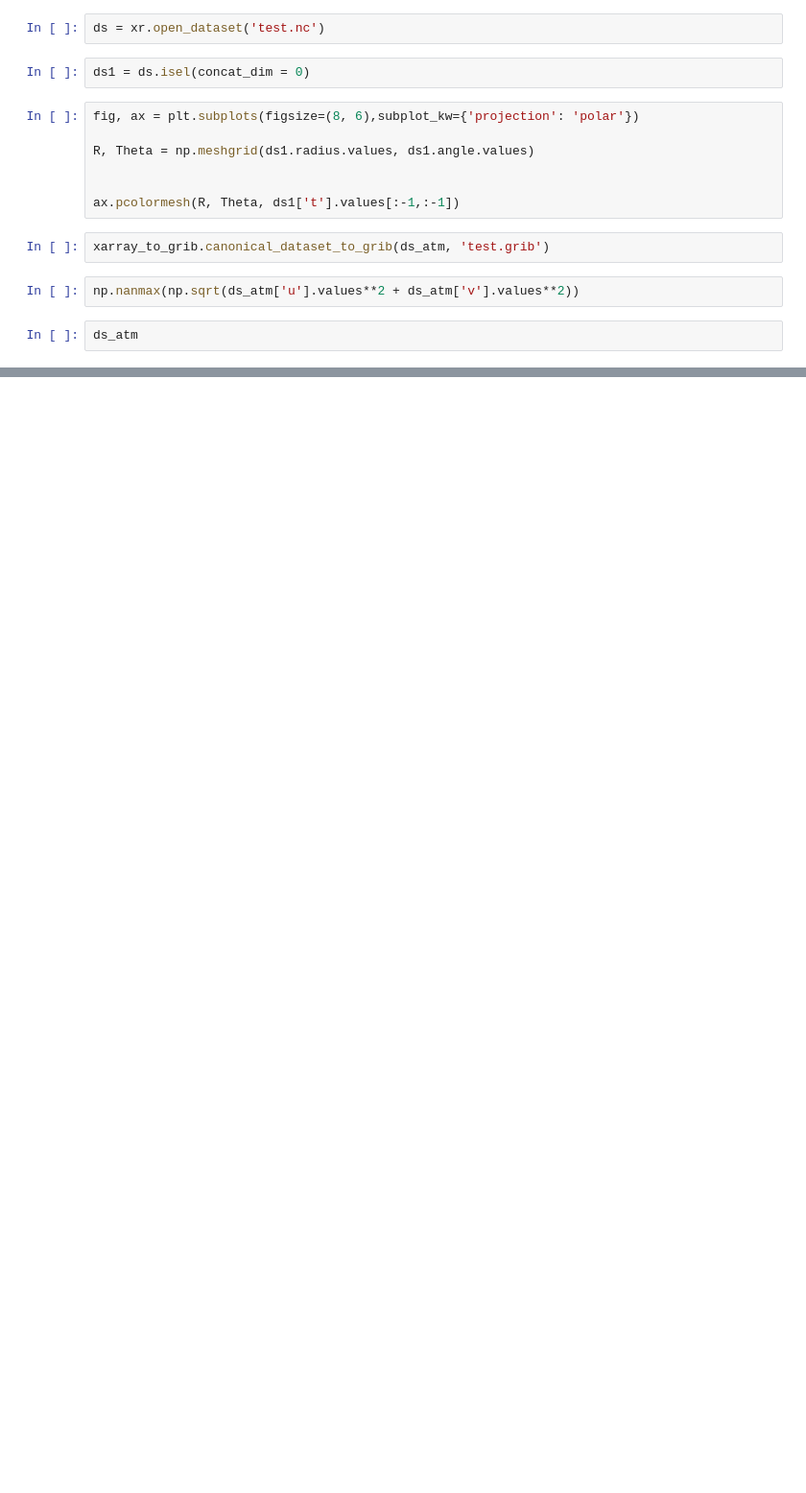
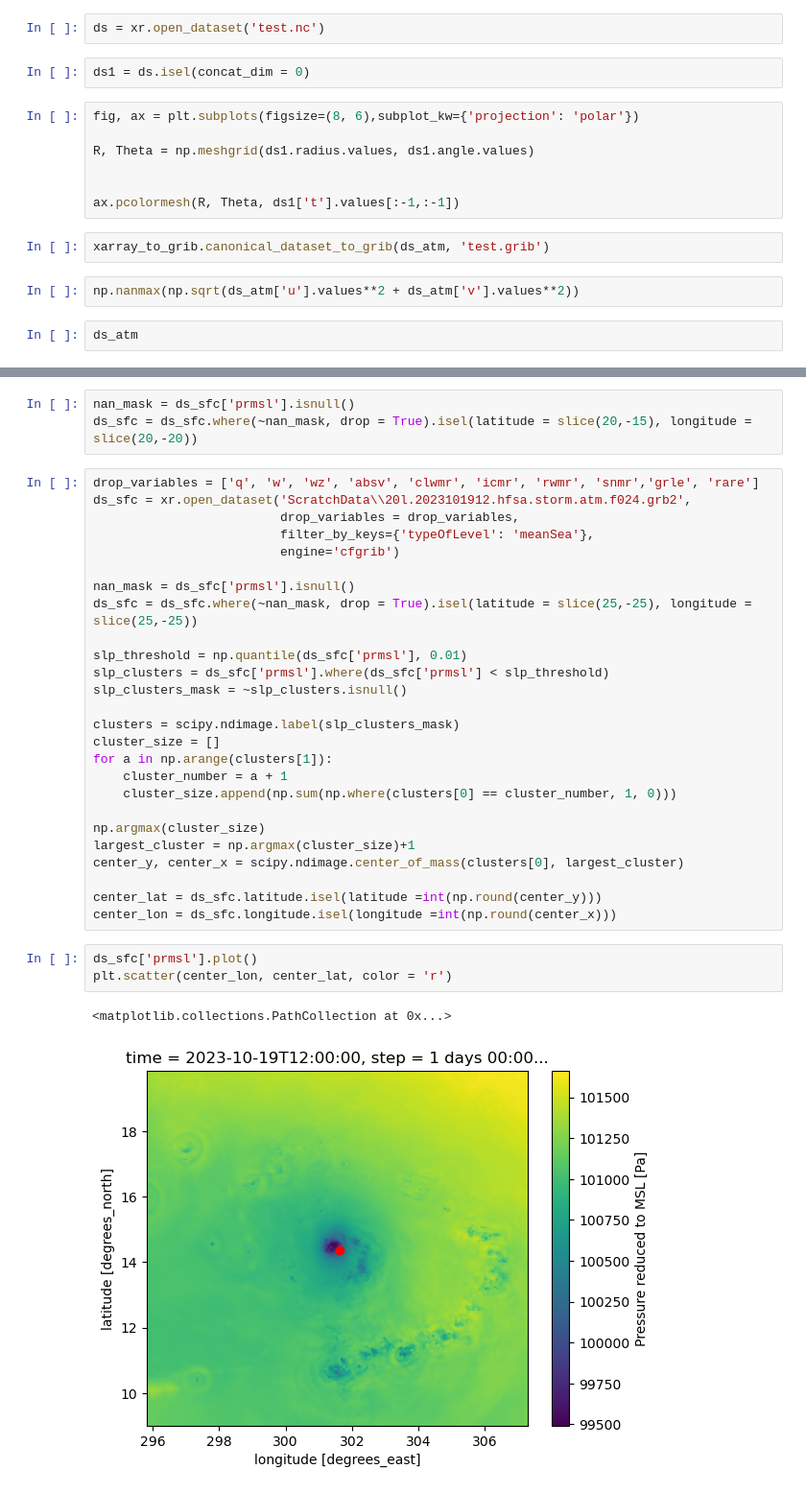
Before and after one commit to ArcticOctopi/Dimensional-Reduction-in-Tropical-Cyclones, a Jupyter notebook: scratchpad.ipynb, the cells around one changed output, grey strips where cells are left out. Shown at 96% size. Drawn from its saved outputs; the diff is of its cells as text; blank space fills up the shorter version.

Commit message:
worked on the scratchpad to finetune my storm centering functions

```diff
--- a/scratchpad.ipynb
+++ b/scratchpad.ipynb
@@ -217,0 +193,35 @@ FileNotFoundError: [Errno 2] No such file or directory: 'c:/Users/12ian/UI Maste
+# %%
+nan_mask = ds_sfc['prmsl'].isnull()
+ds_sfc = ds_sfc.where(~nan_mask, drop = True).isel(latitude = slice(20,-15), longitude = slice(20,-20))
+# %%
+drop_variables = ['q', 'w', 'wz', 'absv', 'clwmr', 'icmr', 'rwmr', 'snmr','grle', 'rare']
+ds_sfc = xr.open_dataset('ScratchData\\20l.2023101912.hfsa.storm.atm.f024.grb2',
+                         drop_variables = drop_variables,
+                         filter_by_keys={'typeOfLevel': 'meanSea'},
+                         engine='cfgrib')
+
+nan_mask = ds_sfc['prmsl'].isnull()
+ds_sfc = ds_sfc.where(~nan_mask, drop = True).isel(latitude = slice(25,-25), longitude = slice(25,-25))
+
+slp_threshold = np.quantile(ds_sfc['prmsl'], 0.01)
+slp_clusters = ds_sfc['prmsl'].where(ds_sfc['prmsl'] < slp_threshold)
+slp_clusters_mask = ~slp_clusters.isnull()
+
+clusters = scipy.ndimage.label(slp_clusters_mask)
+cluster_size = []
+for a in np.arange(clusters[1]):
+    cluster_number = a + 1
+    cluster_size.append(np.sum(np.where(clusters[0] == cluster_number, 1, 0)))
+
+np.argmax(cluster_size)
+largest_cluster = np.argmax(cluster_size)+1
+center_y, center_x = scipy.ndimage.center_of_mass(clusters[0], largest_cluster)
+
+center_lat = ds_sfc.latitude.isel(latitude =int(np.round(center_y)))
+center_lon = ds_sfc.longitude.isel(longitude =int(np.round(center_x)))
+# %%
+ds_sfc['prmsl'].plot()
+plt.scatter(center_lon, center_lat, color = 'r')
+# %% [output]
+<matplotlib.collections.PathCollection at 0x...>
+[figure, added]
```
Also changed, not shown: parts of 15 cells of this notebook, 4 other files.
